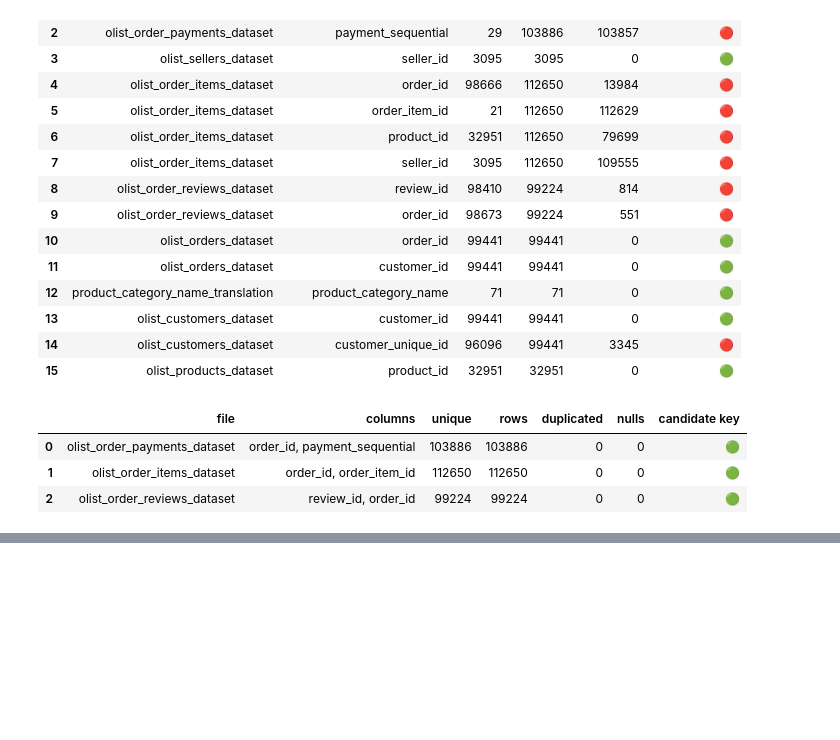
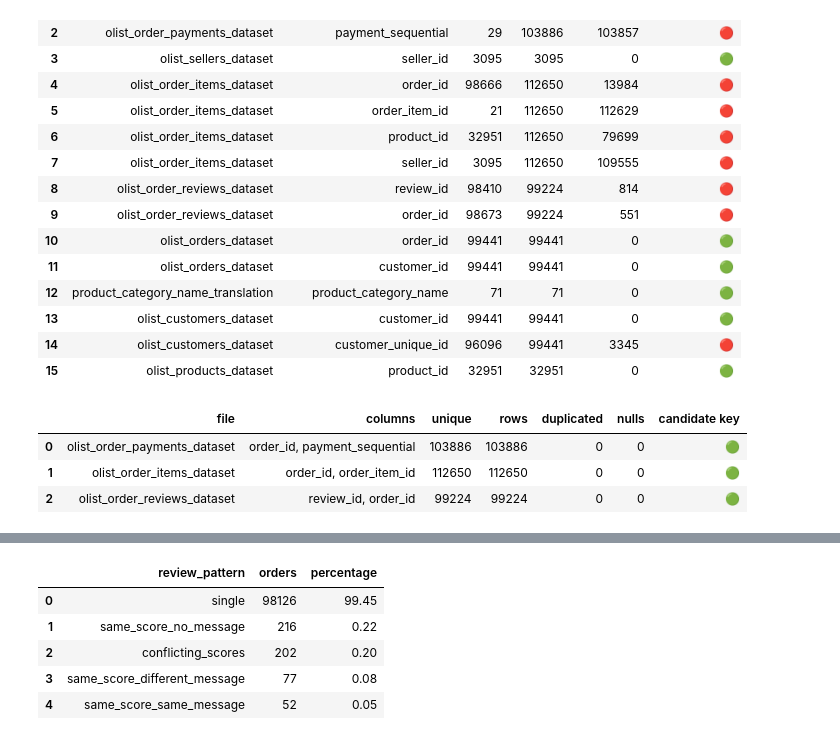
Before and after one commit to Hna2005/ecommerce-operations-analysis, a Jupyter notebook: notebooks/01-data-audit.ipynb, the cells around one changed output, grey strips where cells are left out. Saved outputs shown, nothing was run; the diff lists cells and outputs as text; code cells hidden in the pictures; blank space fills up the shorter version.

```diff
--- a/notebooks/01-data-audit.ipynb
+++ b/notebooks/01-data-audit.ipynb
@@ -176,0 +320,45 @@ composite_key
+# %%
+review_group = (
+    reviews
+    .groupby("order_id")
+    .agg(
+        review_count=("review_id", "count"),
+        score_count=("review_score", "nunique"),
+        message_present_count=("review_comment_message", "count"),
+        message_unique_count=("review_comment_message", "nunique")
+    )
+    .reset_index()
+)
+# %%
+def classify_reviews(row):
+    if row["review_count"] == 1:
+        return "single"
+    if row["score_count"] > 1:
+        return "conflicting_scores"
+    if row["message_present_count"] == 0:
+        return "same_score_no_message"
+    if row["message_unique_count"] == 1:
+        return "same_score_same_message"
+    return "same_score_different_message"
+
+review_group["review_pattern"] = review_group.apply(classify_reviews, axis=1)
+# %%
+pattern_summary = (
+    review_group["review_pattern"]
+    .value_counts()
+    .rename_axis("review_pattern")
+    .reset_index(name="orders")
+)
+
+pattern_summary["percentage"] = (
+    pattern_summary["orders"] / pattern_summary["orders"].sum() * 100
+).round(2)
+
+pattern_summary
+# %% [output]
+|  | review_pattern | orders | percentage |
+| 0 | single | 98126 | 99.45 |
+| 1 | same_score_no_message | 216 | 0.22 |
+| 2 | conflicting_scores | 202 | 0.20 |
+| 3 | same_score_different_message | 77 | 0.08 |
+| 4 | same_score_same_message | 52 | 0.05 |
```
Also changed, not shown: parts of 21 cells of this notebook.
